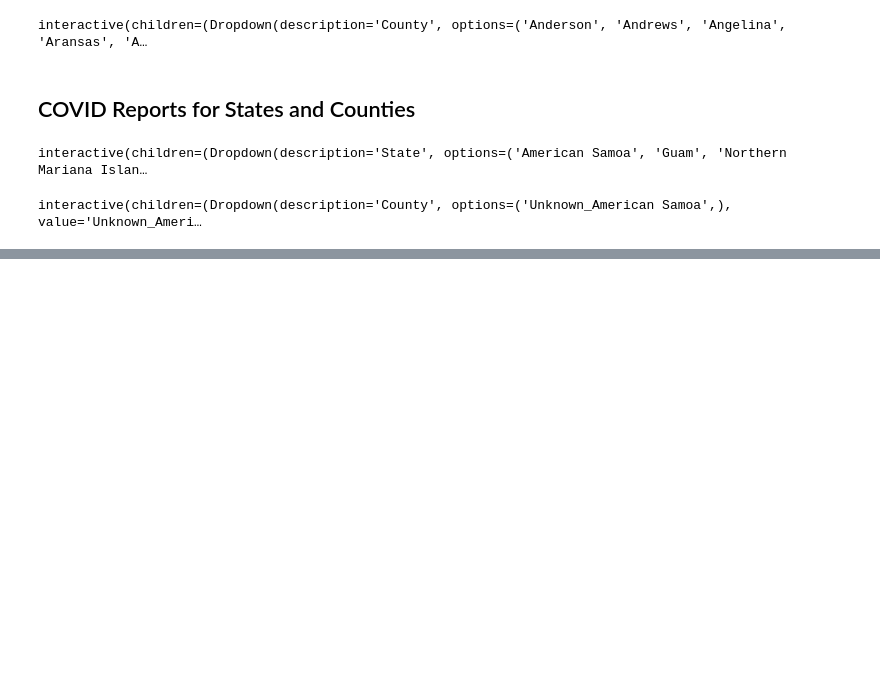
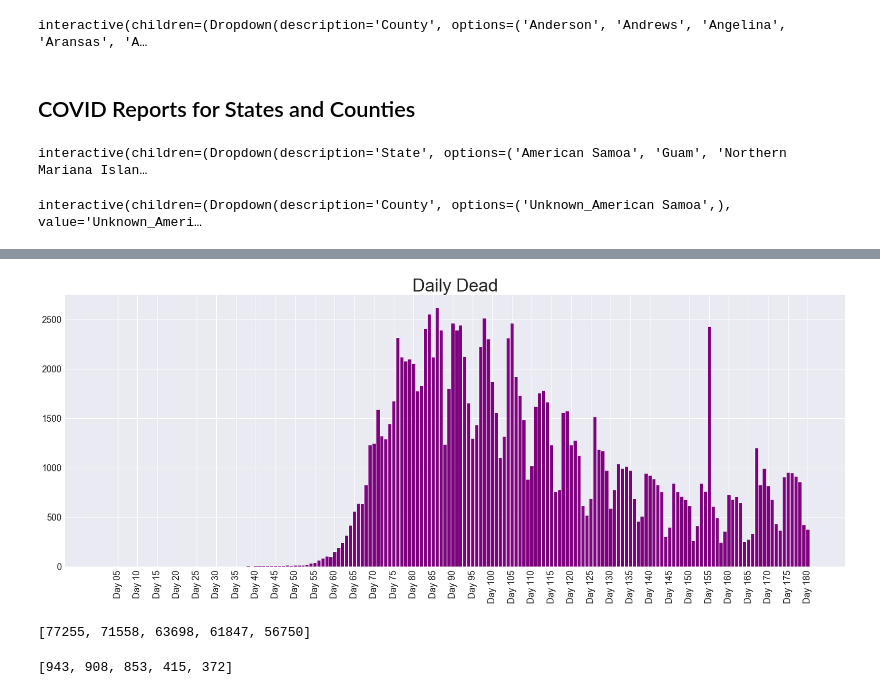
Before and after one commit to iven5880/COVID19_Tracking, a Jupyter notebook: CoronaVirusDisease2019_Tracking.ipynb, the cells around one changed output, grey strips where cells are left out. Saved outputs shown, nothing was run; the diff lists cells and outputs as text; code cells hidden in the pictures; blank space fills up the shorter version.

```diff
--- a/CoronaVirusDisease2019_Tracking.ipynb
+++ b/CoronaVirusDisease2019_Tracking.ipynb
@@ -407,0 +456,29 @@ interactive(children=(Dropdown(description='County', options=('Unknown_American
+# %%
+tdf = dfDeadGlobal[dfDeadGlobal['Country/Region']=='US']
+
+z0 = [i for i in tdf[theDatesGlobal[:-1]].values[0]]
+z1 = [i for i in tdf[theDatesGlobal[1:]].values[0]]
+
+numDead = [i[0]-i[1] for i in zip(z1,z0)]
+
+theDays = ['Day 0'+str(i+1) if (len(str(i+1))==1) else 'Day '+str(i+1) for i in range(len(numDead))]
+
+tks = list(range(len(theDays)))[-1::-5][-1::-1]
+lbls = theDays[-1::-5][-1::-1]
+
+plt.figure(figsize=[28,10])
+plt.bar(theDays, numDead, color='purple')
+plt.xticks(ticks=tks, labels=lbls, rotation=90, fontsize=18)
+plt.yticks(rotation=0, fontsize=18)
+plt.title('Daily Dead', fontsize=35)
+plt.show()
+# %% [output]
+[figure, added]
+# %%
+numConf[-5:]
+# %% [output]
+[77255, 71558, 63698, 61847, 56750]
+# %%
+numDead[-5:]
+# %% [output]
+[943, 908, 853, 415, 372]
```
Also changed, not shown: parts of 9 cells of this notebook.
